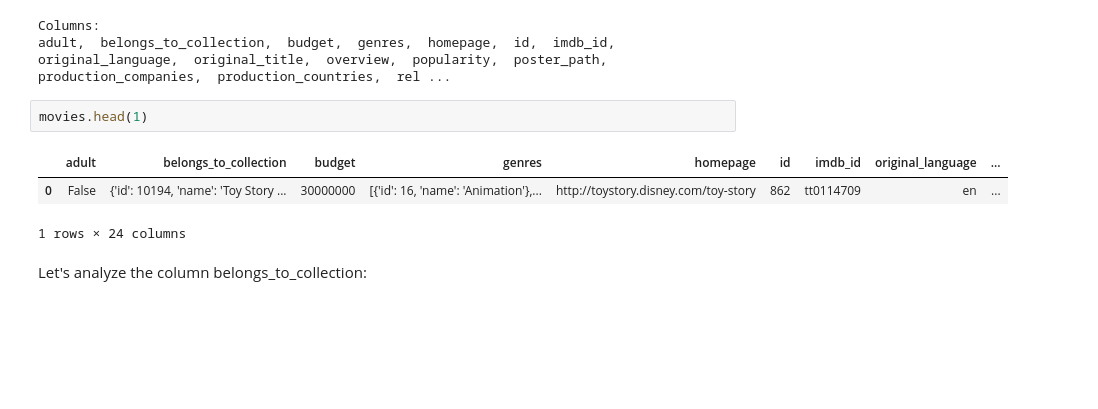
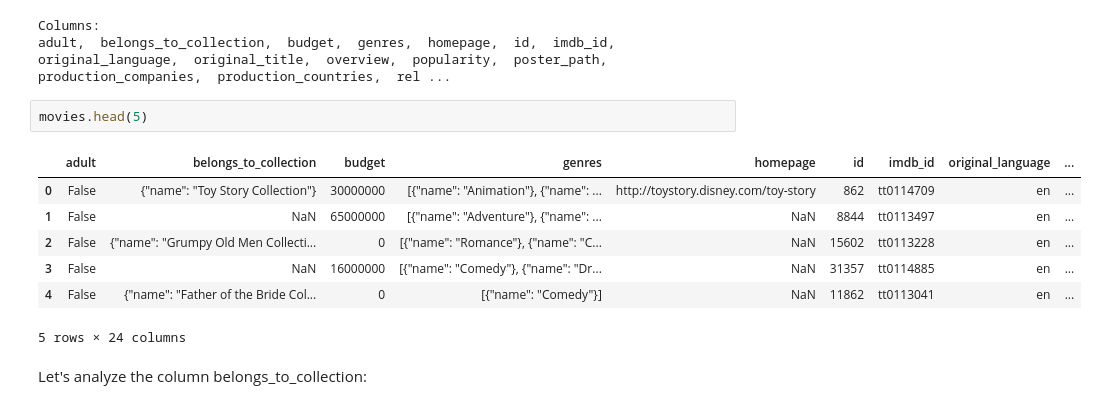
Before and after one commit to cperezmendoza00/cpsc-4810-project, a Jupyter notebook: Project.ipynb, the cells around one changed output. Drawn from its saved outputs; the diff is of its cells as text; blank space fills up the shorter version.

```diff
--- a/Project.ipynb
+++ b/Project.ipynb
@@ -349,11 +347,15 @@ print(',  '.join(movies))
 Columns:
 adult,  belongs_to_collection,  budget,  genres,  homepage,  id,  imdb_id,  original_language,  original_title,  overview,  popularity,  poster_path,  production_companies,  production_countries,  rel ...
 # %%
-movies.head(1)
+movies.head(5)
 # %% [output]
 |  | adult | belongs_to_collection | budget | genres | homepage | id | imdb_id | original_language | ... |
-| 0 | False | {'id': 10194, 'name': 'Toy Story ... | 30000000 | [{'id': 16, 'name': 'Animation'},... | http://toystory.disney.com/toy-story | 862 | tt0114709 | en | ... |
+| 0 | False | {"name": "Toy Story Collection"} | 30000000 | [{"name": "Animation"}, {"name": ... | http://toystory.disney.com/toy-story | 862 | tt0114709 | en | ... |
+| 1 | False | NaN | 65000000 | [{"name": "Adventure"}, {"name": ... | NaN | 8844 | tt0113497 | en | ... |
+| 2 | False | {"name": "Grumpy Old Men Collecti... | 0 | [{"name": "Romance"}, {"name": "C... | NaN | 15602 | tt0113228 | en | ... |
+| 3 | False | NaN | 16000000 | [{"name": "Comedy"}, {"name": "Dr... | NaN | 31357 | tt0114885 | en | ... |
+| 4 | False | {"name": "Father of the Bride Col... | 0 | [{"name": "Comedy"}] | NaN | 11862 | tt0113041 | en | ... |
-1 rows × 24 columns
+5 rows × 24 columns
 # %% [markdown]
 Let's analyze the column belongs_to_collection:
 # %%
```
Also changed, not shown: parts of 5 cells of this notebook.
